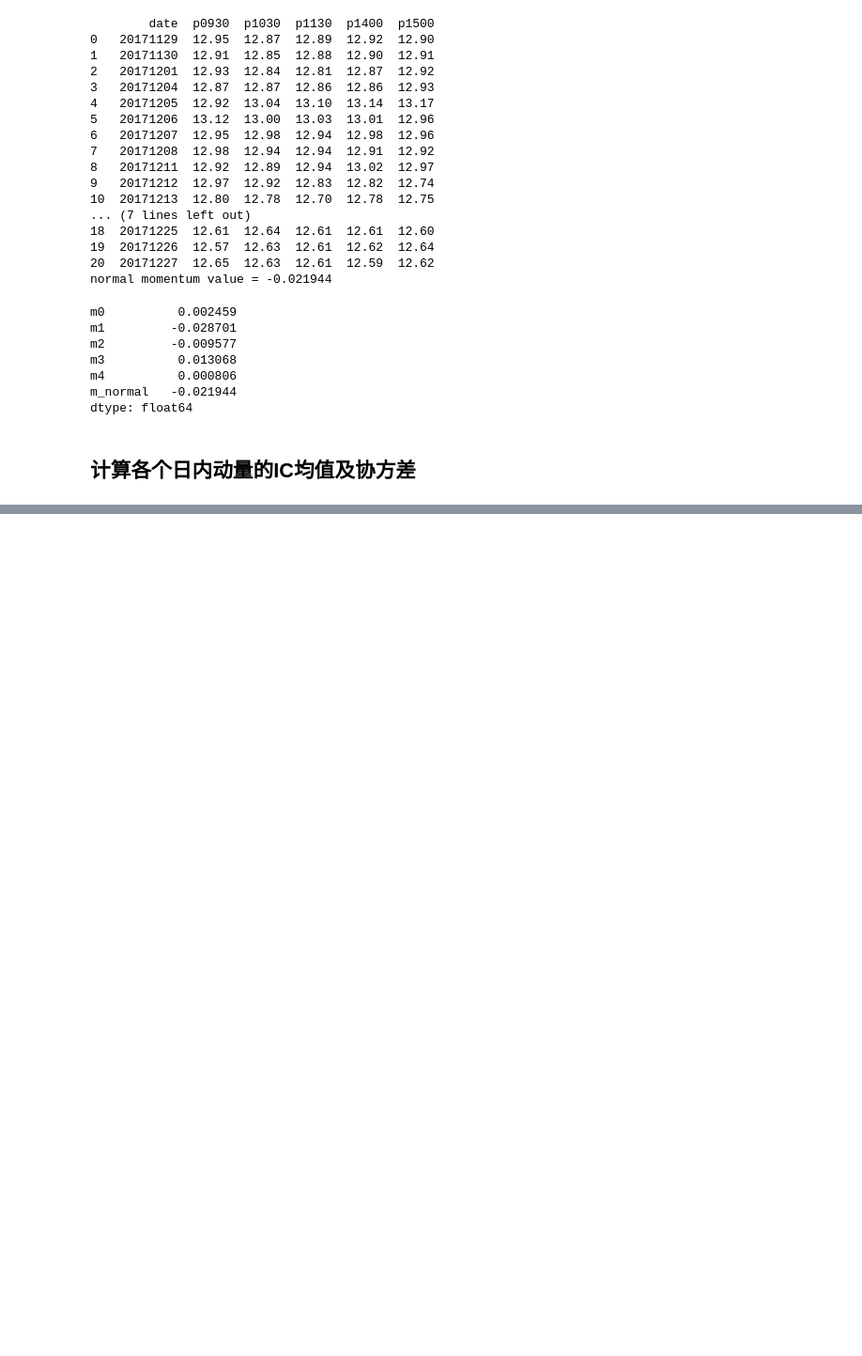
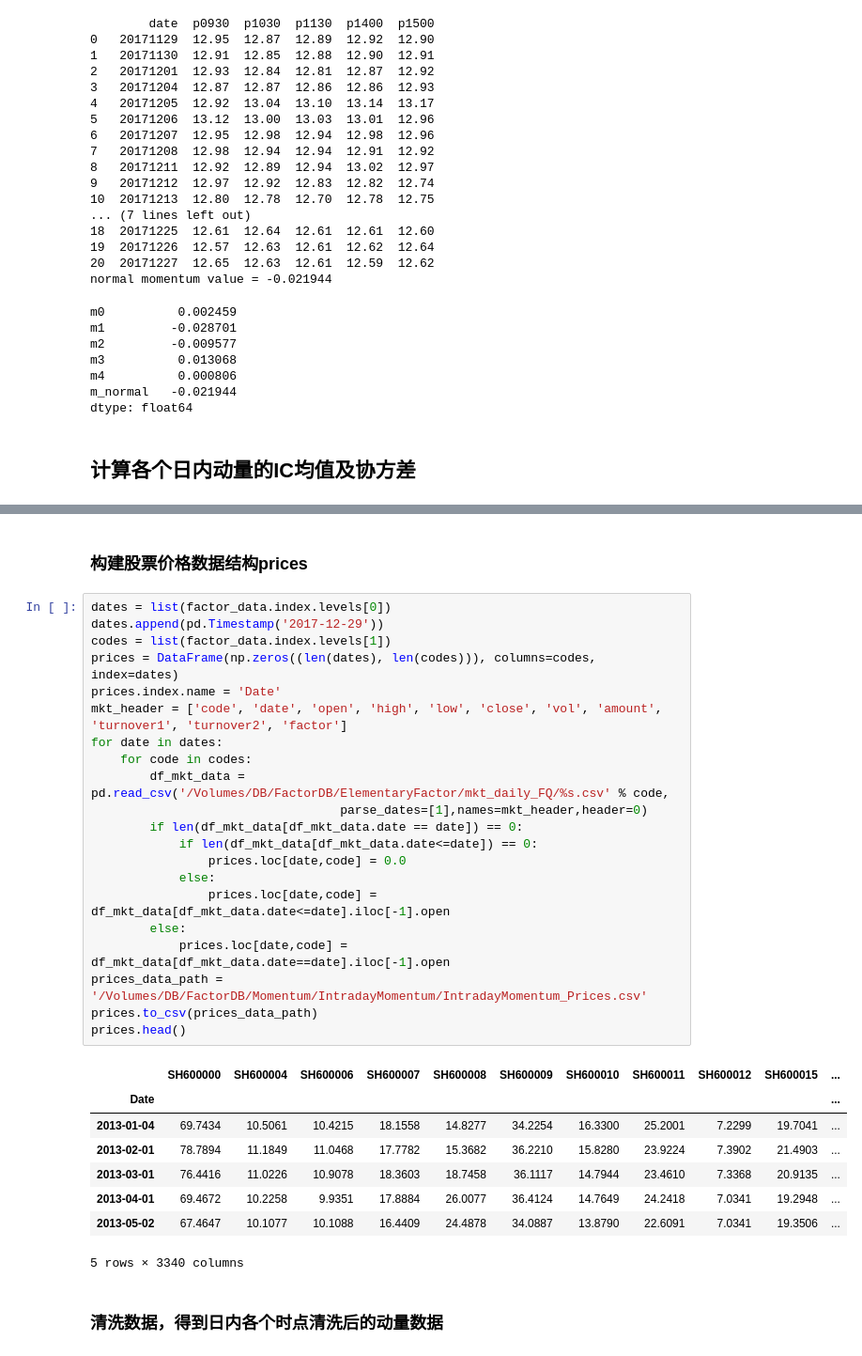
Before and after one commit to rafs/MultiFactor, a Jupyter notebook: src/factors/IntradayMomentum.ipynb, the cells around one changed output, grey strips where cells are left out. Shown at 94% size. Drawn from its saved outputs; the diff is of its cells as text; blank space fills up the shorter version.

Commit message:
calculated intraday momentum optimal weight

```diff
--- a/src/factors/IntradayMomentum.ipynb
+++ b/src/factors/IntradayMomentum.ipynb
@@ -108,0 +279,34 @@ dtype: float64
+# %% [markdown]
+### 构建股票价格数据结构prices
+# %%
+dates = list(factor_data.index.levels[0])
+dates.append(pd.Timestamp('2017-12-29'))
+codes = list(factor_data.index.levels[1])
+prices = DataFrame(np.zeros((len(dates), len(codes))), columns=codes, index=dates)
+prices.index.name = 'Date'
+mkt_header = ['code', 'date', 'open', 'high', 'low', 'close', 'vol', 'amount', 'turnover1', 'turnover2', 'factor']
+for date in dates:
+    for code in codes:
+        df_mkt_data = pd.read_csv('/Volumes/DB/FactorDB/ElementaryFactor/mkt_daily_FQ/%s.csv' % code,
+                                  parse_dates=[1],names=mkt_header,header=0)
+        if len(df_mkt_data[df_mkt_data.date == date]) == 0:
+            if len(df_mkt_data[df_mkt_data.date<=date]) == 0:
+                prices.loc[date,code] = 0.0
+            else:
+                prices.loc[date,code] = df_mkt_data[df_mkt_data.date<=date].iloc[-1].open
+        else:
+            prices.loc[date,code] = df_mkt_data[df_mkt_data.date==date].iloc[-1].open
+prices_data_path = '/Volumes/DB/FactorDB/Momentum/IntradayMomentum/IntradayMomentum_Prices.csv'
+prices.to_csv(prices_data_path)
+prices.head()
+# %% [output]
+|  | SH600000 | SH600004 | SH600006 | SH600007 | SH600008 | SH600009 | SH600010 | SH600011 | SH600012 | SH600015 | ... |
+| Date |  |  |  |  |  |  |  |  |  |  | ... |
+| 2013-01-04 | 69.7434 | 10.5061 | 10.4215 | 18.1558 | 14.8277 | 34.2254 | 16.3300 | 25.2001 | 7.2299 | 19.7041 | ... |
+| 2013-02-01 | 78.7894 | 11.1849 | 11.0468 | 17.7782 | 15.3682 | 36.2210 | 15.8280 | 23.9224 | 7.3902 | 21.4903 | ... |
+| 2013-03-01 | 76.4416 | 11.0226 | 10.9078 | 18.3603 | 18.7458 | 36.1117 | 14.7944 | 23.4610 | 7.3368 | 20.9135 | ... |
+| 2013-04-01 | 69.4672 | 10.2258 | 9.9351 | 17.8884 | 26.0077 | 36.4124 | 14.7649 | 24.2418 | 7.0341 | 19.2948 | ... |
+| 2013-05-02 | 67.4647 | 10.1077 | 10.1088 | 16.4409 | 24.4878 | 34.0887 | 13.8790 | 22.6091 | 7.0341 | 19.3506 | ... |
+5 rows × 3340 columns
+# %% [markdown]
+### 清洗数据，得到日内各个时点清洗后的动量数据
```
Also changed, not shown: parts of 22 cells of this notebook.
